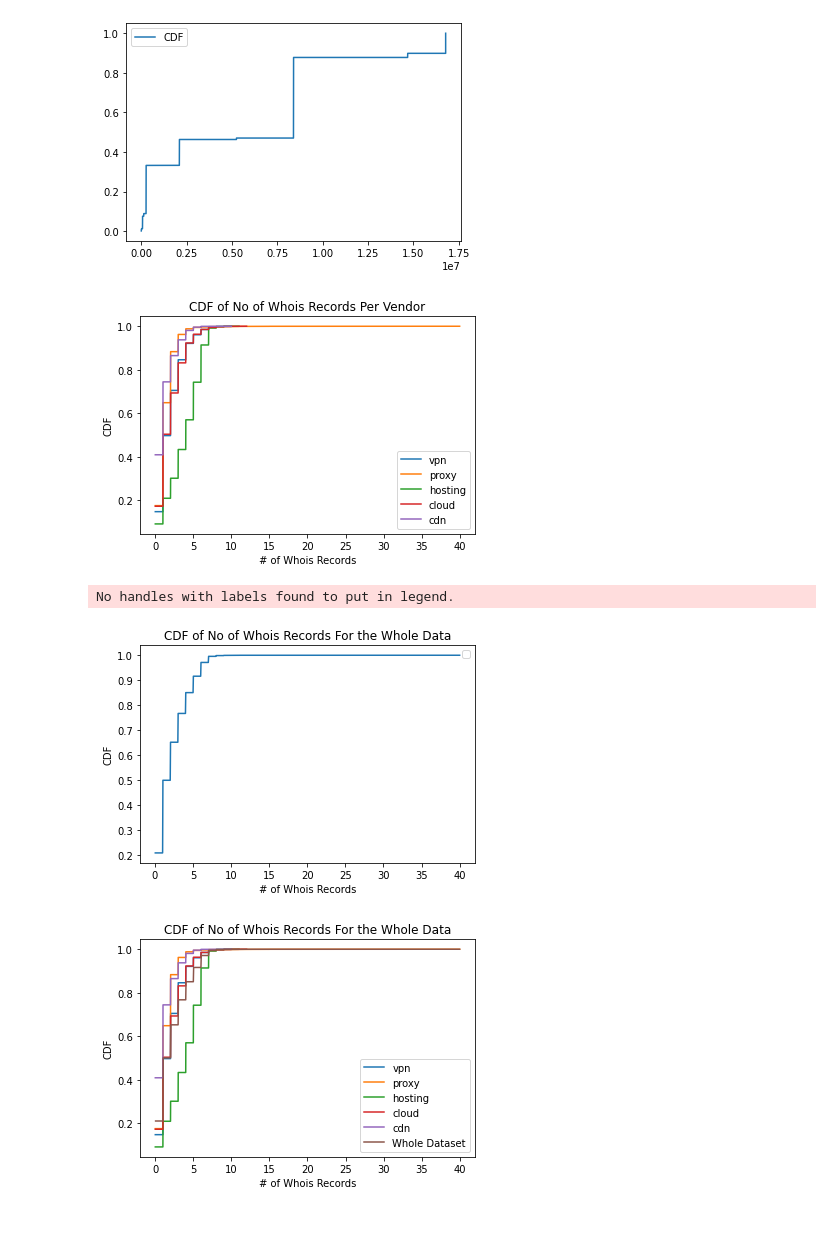
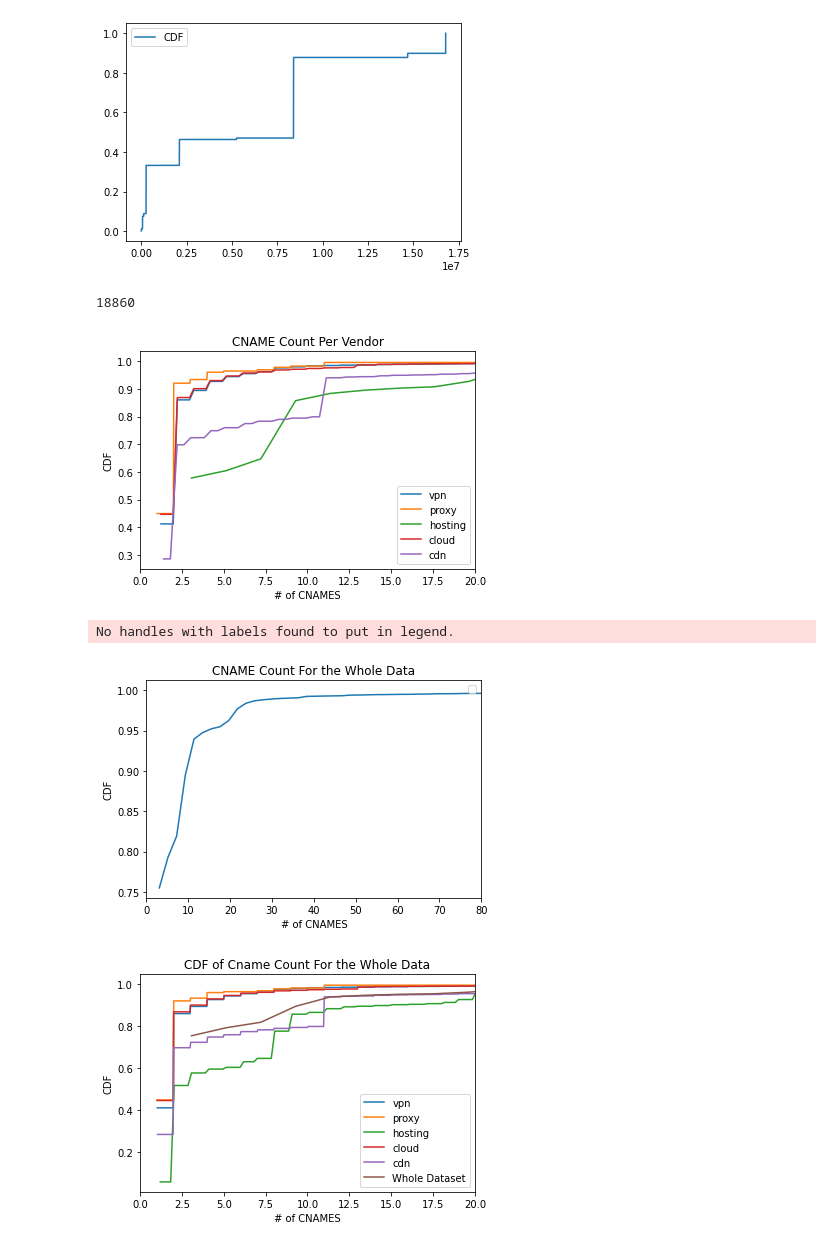
Before and after one commit to shnrndk/IP-Cat-Research, a Jupyter notebook: PDF_and_CDF_Create.ipynb, the cells around one changed output. Cells and saved outputs as stored; diff of their text form; code cells hidden in the pictures.

Commit message:
Cname Count

```diff
--- a/PDF_and_CDF_Create.ipynb
+++ b/PDF_and_CDF_Create.ipynb
@@ -195,4 +163,4 @@ df['No of Who is Records'].count()
-# %%
-df = df.dropna(subset=['No of Who is Records'])
-# %%
-df["Net Size"] = df["CIDR"].apply(getCIDRBlockLength)
+# %%
+df = df.dropna(subset=['data.tls.result.handshake_log.server_certificates.certificate.parsed.extensions.subject_alt_name.dns_names'])
+# %%
+df["CNAME Count"] = df["data.tls.result.handshake_log.server_certificates.certificate.parsed.extensions.subject_alt_name.dns_names"].apply(arrayLiteral)
@@ -272,81 +235,87 @@ plt.legend()
 # %% [output]
 <matplotlib.legend.Legend at 0x...>
 [figure]
+# %%
+len(df['CNAME Count'].values)
+# %% [output]
+18860
 # %%
-count, bins_count  = np.histogram(df[df["vendor"] == 4]['No of Who is Records'].values, bins=10000)
+count, bins_count  = np.histogram(df[df["vendor"] == 4]['CNAME Count'].values, bins=1000)
 pdf = count / sum(count)
 cdf = np.cumsum(pdf)
 plt.plot(bins_count[1:], cdf, label=le.classes_[4])
 plt.legend()
 
-count, bins_count  = np.histogram(df[df["vendor"] == 3]['No of Who is Records'].values, bins=10000)
+count, bins_count  = np.histogram(df[df["vendor"] == 3]['CNAME Count'].values, bins=1000)
 pdf = count / sum(count)
 cdf = np.cumsum(pdf)
 plt.plot(bins_count[1:], cdf, label=le.classes_[3])
 plt.legend()
 
-count, bins_count  = np.histogram(df[df["vendor"] == 2]['No of Who is Records'].values, bins=10000)
+count, bins_count  = np.histogram(df[df["vendor"] == 2]['CNAME Count'].values, bins=1000)
 pdf = count / sum(count)
 cdf = np.cumsum(pdf)
 plt.plot(bins_count[1:], cdf, label=le.classes_[2])
 plt.legend()
 
-count, bins_count  = np.histogram(df[df["vendor"] == 1]['No of Who is Records'].values, bins=10000)
+count, bins_count  = np.histogram(df[df["vendor"] == 1]['CNAME Count'].values, bins=1000)
 pdf = count / sum(count)
 cdf = np.cumsum(pdf)
 plt.plot(bins_count[1:], cdf, label=le.classes_[1])
 plt.legend()
 
-count, bins_count  = np.histogram(df[df["vendor"] == 0]['No of Who is Records'].values, bins=10000)
+count, bins_count  = np.histogram(df[df["vendor"] == 0]['CNAME Count'].values, bins=1000)
 pdf = count / sum(count)
 cdf = np.cumsum(pdf)
 plt.plot(bins_count[1:], cdf, label=le.classes_[0])
 plt.legend()
-plt.title('CDF of No of Whois Records Per Vendor')
+plt.title('CNAME Count Per Vendor')
 plt.ylabel('CDF')
-plt.xlabel('# of Whois Records')
-plt.savefig('No Of Whois Records Per Vendor.png')
+plt.xlabel('# of CNAMES')
+plt.xlim(0,20)
+plt.savefig('CNAME Count Per Vendor.png')
 # %% [output]
-[figure, old version]
+[figure, new version]
 # %%
-count, bins_count  = np.histogram(df['No of Who is Records'].values, bins=1000)
+count, bins_count  = np.histogram(df['CNAME Count'].values, bins=1000)
 pdf = count / sum(count)
 cdf = np.cumsum(pdf)
 plt.plot(bins_count[1:], cdf)
 plt.legend()
-plt.title('CDF of No of Whois Records For the Whole Data')
+plt.title('CNAME Count For the Whole Data')
 plt.ylabel('CDF')
-plt.xlabel('# of Whois Records')
-plt.savefig('No Of Whois Records Whole.png')
+plt.xlabel('# of CNAMES')
+plt.xlim(0,80)
+plt.savefig('Cname Count Whole.png')
 # %% [output]
 No handles with labels found to put in legend.
-[figure, old version]
+[figure, new version]
 # %%
-count, bins_count  = np.histogram(df[df["vendor"] == 4]['No of Who is Records'].values, bins=10000)
+count, bins_count  = np.histogram(df[df["vendor"] == 4]['CNAME Count'].values, bins=10000)
 pdf = count / sum(count)
 cdf = np.cumsum(pdf)
 plt.plot(bins_count[1:], cdf, label=le.classes_[4])
 plt.legend()
 
-count, bins_count  = np.histogram(df[df["vendor"] == 3]['No of Who is Records'].values, bins=10000)
+count, bins_count  = np.histogram(df[df["vendor"] == 3]['CNAME Count'].values, bins=10000)
 pdf = count / sum(count)
 cdf = np.cumsum(pdf)
 plt.plot(bins_count[1:], cdf, label=le.classes_[3])
 plt.legend()
 
-count, bins_count  = np.histogram(df[df["vendor"] == 2]['No of Who is Records'].values, bins=10000)
+count, bins_count  = np.histogram(df[df["vendor"] == 2]['CNAME Count'].values, bins=10000)
 pdf = count / sum(count)
 cdf = np.cumsum(pdf)
 plt.plot(bins_count[1:], cdf, label=le.classes_[2])
 plt.legend()
 
-count, bins_count  = np.histogram(df[df["vendor"] == 1]['No of Who is Records'].values, bins=10000)
+count, bins_count  = np.histogram(df[df["vendor"] == 1]['CNAME Count'].values, bins=10000)
 pdf = count / sum(count)
 cdf = np.cumsum(pdf)
 plt.plot(bins_count[1:], cdf, label=le.classes_[1])
 plt.legend()
 
-count, bins_count  = np.histogram(df[df["vendor"] == 0]['No of Who is Records'].values, bins=10000)
+count, bins_count  = np.histogram(df[df["vendor"] == 0]['CNAME Count'].values, bins=10000)
 pdf = count / sum(count)
 cdf = np.cumsum(pdf)
 plt.plot(bins_count[1:], cdf, label=le.classes_[0])
@@ -355,15 +324,16 @@ plt.title('CDF of No of Whois Records Per Vendor')
 plt.ylabel('CDF')
 plt.xlabel('# of Whois Records')
 
-count, bins_count  = np.histogram(df['No of Who is Records'].values, bins=1000)
+count, bins_count  = np.histogram(df['CNAME Count'].values, bins=1000)
 pdf = count / sum(count)
 cdf = np.cumsum(pdf)
 plt.plot(bins_count[1:], cdf, label = "Whole Dataset")
 plt.legend()
-plt.title('CDF of No of Whois Records For the Whole Data')
+plt.title('CDF of Cname Count For the Whole Data')
 plt.ylabel('CDF')
-plt.xlabel('# of Whois Records')
-plt.savefig('No Of Whois Records Merged.png')
+plt.xlabel('# of CNAMES')
+plt.xlim(0,20)
+plt.savefig('CName Count Merged.png')
 # %% [output]
-[figure, old version]
+[figure, new version]
 # %%
```
Also changed, not shown: parts of 31 cells of this notebook.
